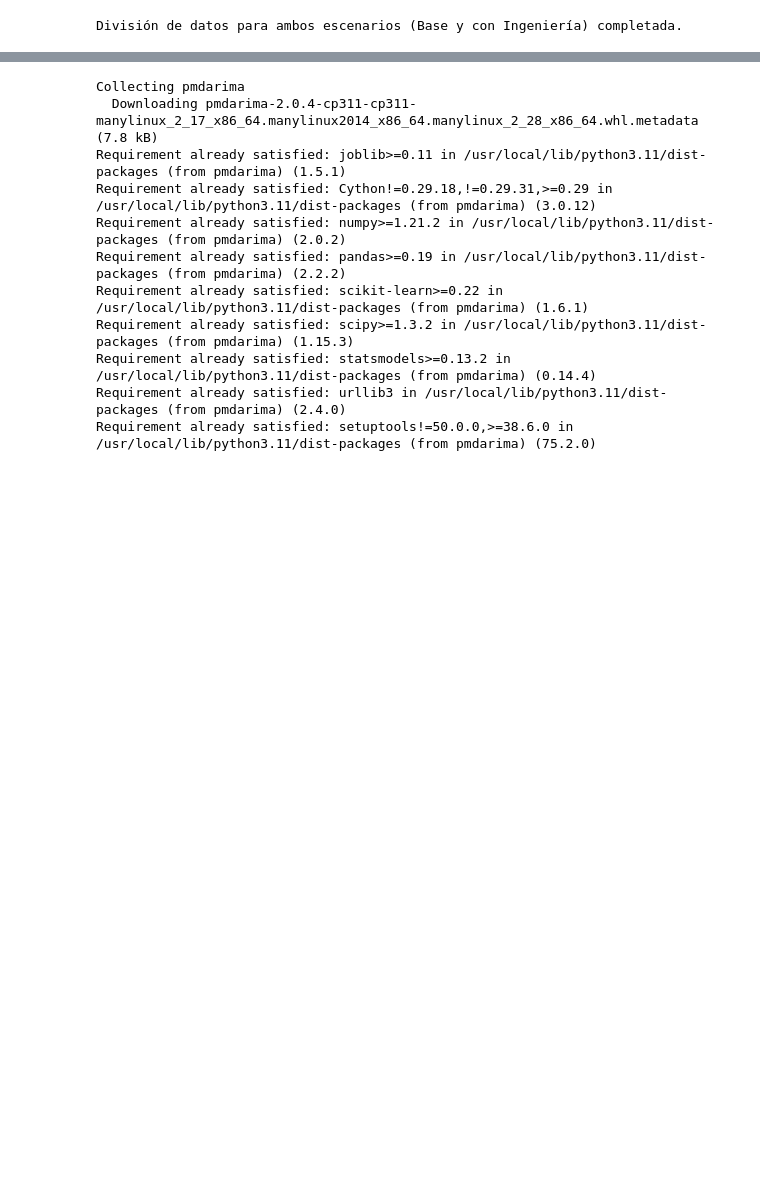
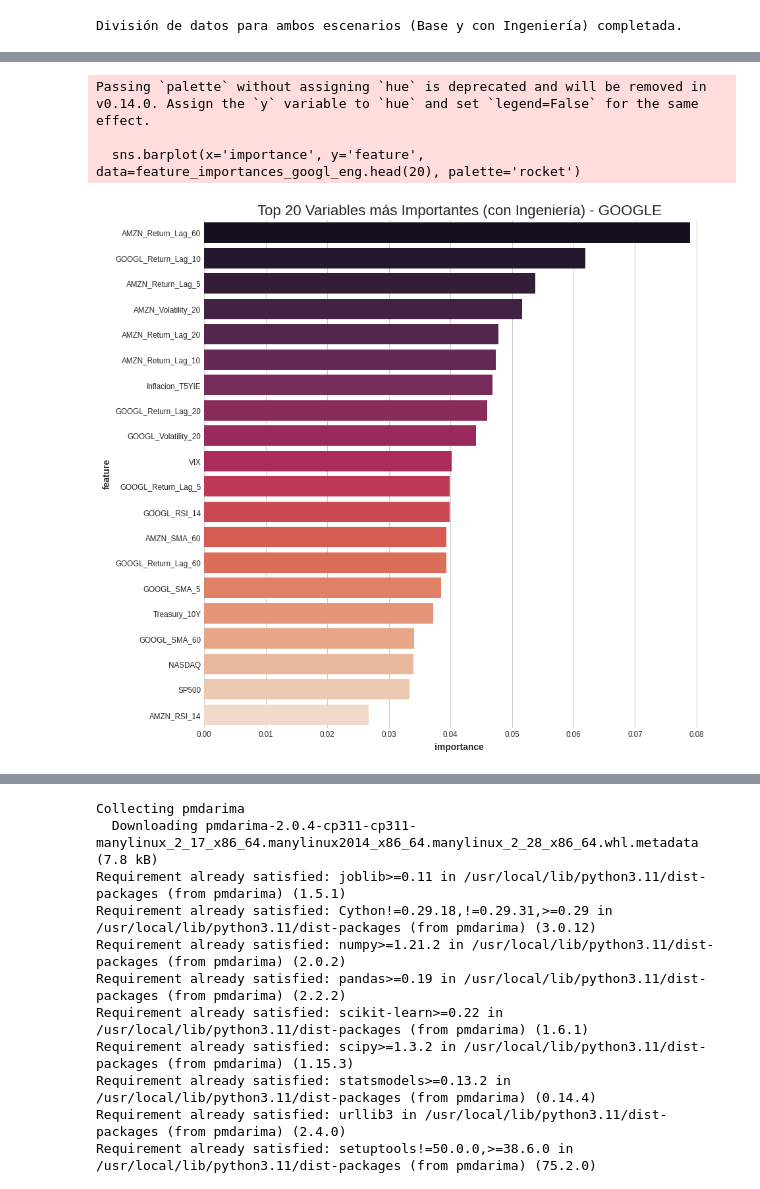
Before and after one commit to jaimeisaac2020/Python-analsisis-basicos, a Jupyter notebook: analisis_hipotesis4_tesis.ipynb, the cells around one changed output, grey strips where cells are left out. Saved outputs shown, nothing was run; the diff lists cells and outputs as text; code cells hidden in the pictures; blank space fills up the shorter version.

```diff
--- a/analisis_hipotesis4_tesis.ipynb
+++ b/analisis_hipotesis4_tesis.ipynb
@@ -193,0 +194,71 @@ Passing `palette` without assigning `hue` is deprecated and will be removed in v
+# %%
+# Celda 3: Validación de Hipótesis H4 para GOOGLE (con Generador de Tabla)
+# =============================================================================
+
+print("--- Validación de Hipótesis H4 para GOOGLE ---")
+
+# ... (El código de entrenamiento del modelo que ya tienes va aquí) ...
+# Entrenar Modelo Base
+rf_model_googl_base = RandomForestRegressor(n_estimators=100, random_state=42, n_jobs=-1)
+rf_model_googl_base.fit(X_train_base, y_train_googl_base)
+y_pred_googl_base = rf_model_googl_base.predict(X_test_base)
+mse_googl_base = mean_squared_error(y_test_googl_base, y_pred_googl_base)
+
+# Entrenar Modelo con Ingeniería
+rf_model_googl_eng = RandomForestRegressor(n_estimators=100, random_state=42, n_jobs=-1)
+rf_model_googl_eng.fit(X_train_eng, y_train_googl_eng)
+y_pred_googl_eng = rf_model_googl_eng.predict(X_test_eng)
+mse_googl_eng = mean_squared_error(y_test_googl_eng, y_pred_googl_eng)
+
+# Comparación y Cuantificación de la Mejora
+print("\nComparación de rendimiento para GOOGLE:")
+print(f"  MSE Modelo Base: {mse_googl_base:.8f}")
+print(f"  MSE Modelo con Históricos: {mse_googl_eng:.8f}")
+mejora_mse_googl = ((mse_googl_base - mse_googl_eng) / mse_googl_base) * 100
+print(f"  Mejora en Precisión (Reducción de MSE): {mejora_mse_googl:.2f}%")
+
+if mejora_mse_googl > 0:
+    print("Conclusión: Hipótesis 4 validada para GOOGLE.")
+else:
+    print("Conclusión: Hipótesis 4 no validada para GOOGLE.")
+
+# ... (El código del gráfico de importancia de variables va aquí) ...
+feature_importances_googl_eng = pd.DataFrame({
+    'feature': features_eng,
+    'importance': rf_model_googl_eng.feature_importances_
+}).sort_values('importance', ascending=False)
+plt.figure(figsize=(10, 10))
+sns.barplot(x='importance', y='feature', data=feature_importances_googl_eng.head(20), palette='rocket')
+plt.title('Top 20 Variables más Importantes (con Ingeniería) - GOOGLE', fontsize=16)
+plt.show()
+
+
+# --- NUEVO BLOQUE: Generación de Tabla para el Informe ---
+# =======================================================
+print("\n" + "="*50)
+print("Código para la Tabla 4.X.1 en formato Markdown")
+print("="*50)
+
+# Crear los datos para la tabla
+table_data = {
+    "Modelo": ["**Modelo Base**", "**Modelo Enriquecido**", "**Mejora en Precisión**"],
+    "Descripción": [
+        "Entrenado solo con variables macro y de mercado.",
+        "Entrenado con todas las variables, incluidas las históricas.",
+        "(Reducción porcentual del MSE)"
+    ],
+    "MSE en el Set de Prueba": [
+        f"{mse_googl_base:.8f}",
+        f"**{mse_googl_eng:.8f}**",
+        f"**{mejora_mse_googl:.2f}%**"
+    ]
+}
+
+# Crear un DataFrame de pandas para formatear la tabla
+df_table = pd.DataFrame(table_data)
+
+# Imprimir la tabla en formato Markdown
+print(df_table.to_markdown(index=False))
+print("\n" + "="*50)
+# =======================================================
+# %% [output]
@@ -193,0 +272,4 @@ Passing `palette` without assigning `hue` is deprecated and will be removed in v
+Passing `palette` without assigning `hue` is deprecated and will be removed in v0.14.0. Assign the `y` variable to `hue` and set `legend=False` for the same effect.
+
+  sns.barplot(x='importance', y='feature', data=feature_importances_googl_eng.head(20), palette='rocket')
+[figure, added]
```
Also changed, not shown: parts of 26 cells of this notebook.
